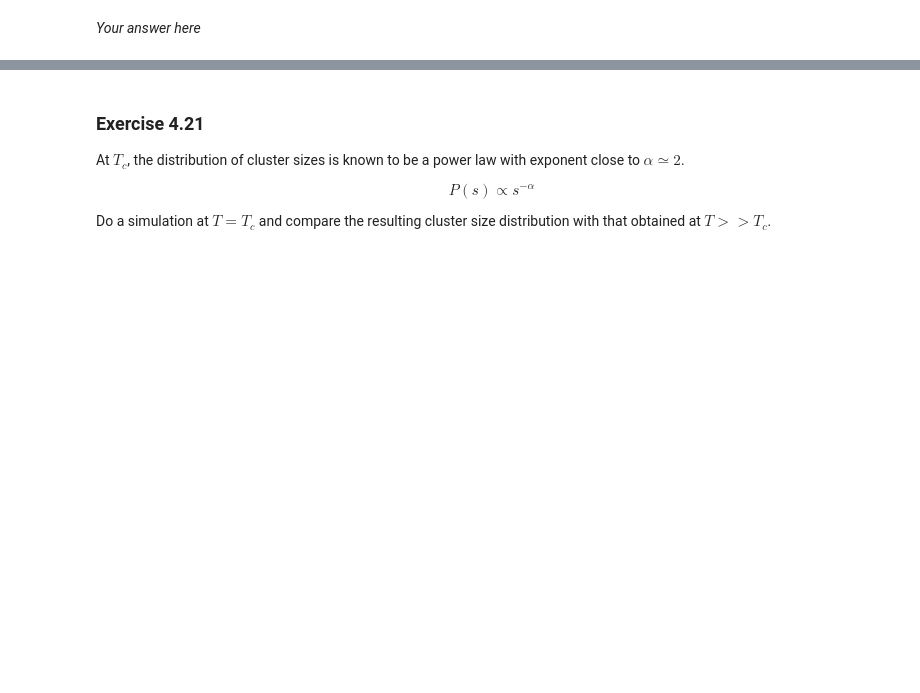
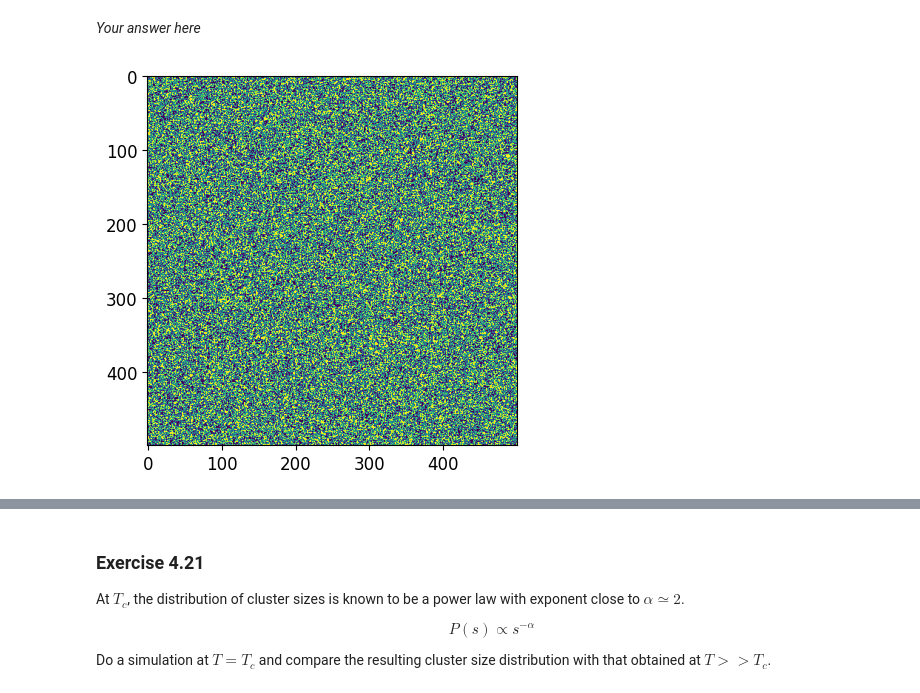
Before and after one commit to SwgAnno/stat-mech-python-course, a Jupyter notebook: notebooks/4-Ising-Model-Annoni.ipynb, the cells around one changed output, grey strips where cells are left out. Drawn from its saved outputs; the diff is of its cells as text; code cells hidden in the pictures; blank space fills up the shorter version.

```diff
--- a/notebooks/4-Ising-Model-Annoni.ipynb
+++ b/notebooks/4-Ising-Model-Annoni.ipynb
@@ -1076,9 +1086,3 @@ plt.imshow(labels)
 # %% [markdown]
 ### Exercise 4.18
 Find an efficient way to measure cluster sizes. Remind that all you care about is the distribution of cluster sizes, their location does not matter. You might want to use the `.reshape()` method of a numpy array, and the `Counter` class from the `collections` package.
-# %%
-def get_sizes(labels):
-    ...
-    ...
-    ...
-    return sizes
@@ -1101,2 +1205,19 @@ sizes = get_sizes(labels)
+# %%
+size = 500
+temp = 20
+
+my_ising = IsingModel(N = size, T= temp)
+my_ising.SweepWolff(nTimes=8)
+
+plt.imshow(my_ising.lattice)
+
+config = (my_ising.lattice)*2 -1
+
+#no need to compute labels beforehand
+#labels = get_labels(config)
+
+sizes_high = get_sizes(config)
+# %% [output]
+[figure, added]
 # %%
 # use logarithmic bins and logarithmic axes!
```
Also changed, not shown: parts of 15 cells of this notebook.
